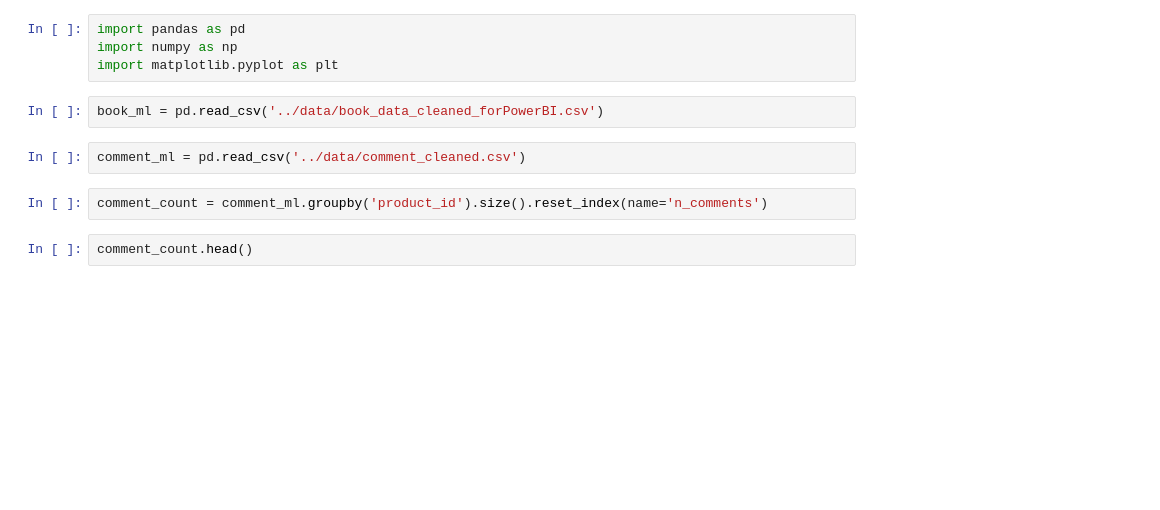
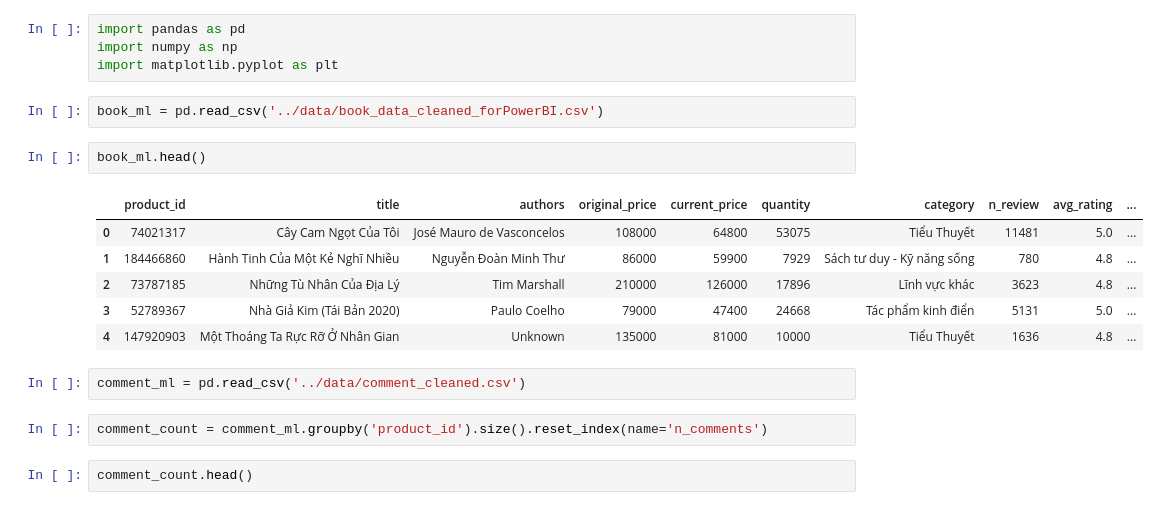
Before and after one commit to chgiabao04/cn-da22tta-chaugiabao-bookdata-machinelearning, a Jupyter notebook: src/model.ipynb, the cells around one changed output. Saved outputs shown, nothing was run; the diff lists cells and outputs as text; blank space fills up the shorter version.

```diff
--- a/src/model.ipynb
+++ b/src/model.ipynb
@@ -4,6 +4,15 @@ import numpy as np
 import matplotlib.pyplot as plt
 # %%
 book_ml = pd.read_csv('../data/book_data_cleaned_forPowerBI.csv')
+# %%
+book_ml.head()
+# %% [output]
+|  | product_id | title | authors | original_price | current_price | quantity | category | n_review | avg_rating | ... |
+| 0 | 74021317 | Cây Cam Ngọt Của Tôi | José Mauro de Vasconcelos | 108000 | 64800 | 53075 | Tiểu Thuyết | 11481 | 5.0 | ... |
+| 1 | 184466860 | Hành Tinh Của Một Kẻ Nghĩ Nhiều | Nguyễn Đoàn Minh Thư | 86000 | 59900 | 7929 | Sách tư duy - Kỹ năng sống | 780 | 4.8 | ... |
+| 2 | 73787185 | Những Tù Nhân Của Địa Lý | Tim Marshall | 210000 | 126000 | 17896 | Lĩnh vực khác | 3623 | 4.8 | ... |
+| 3 | 52789367 | Nhà Giả Kim (Tái Bản 2020) | Paulo Coelho | 79000 | 47400 | 24668 | Tác phẩm kinh điển | 5131 | 5.0 | ... |
+| 4 | 147920903 | Một Thoáng Ta Rực Rỡ Ở Nhân Gian | Unknown | 135000 | 81000 | 10000 | Tiểu Thuyết | 1636 | 4.8 | ... |
 # %%
 comment_ml = pd.read_csv('../data/comment_cleaned.csv')
 # %%
```
Also changed, not shown: parts of 60 cells of this notebook.
